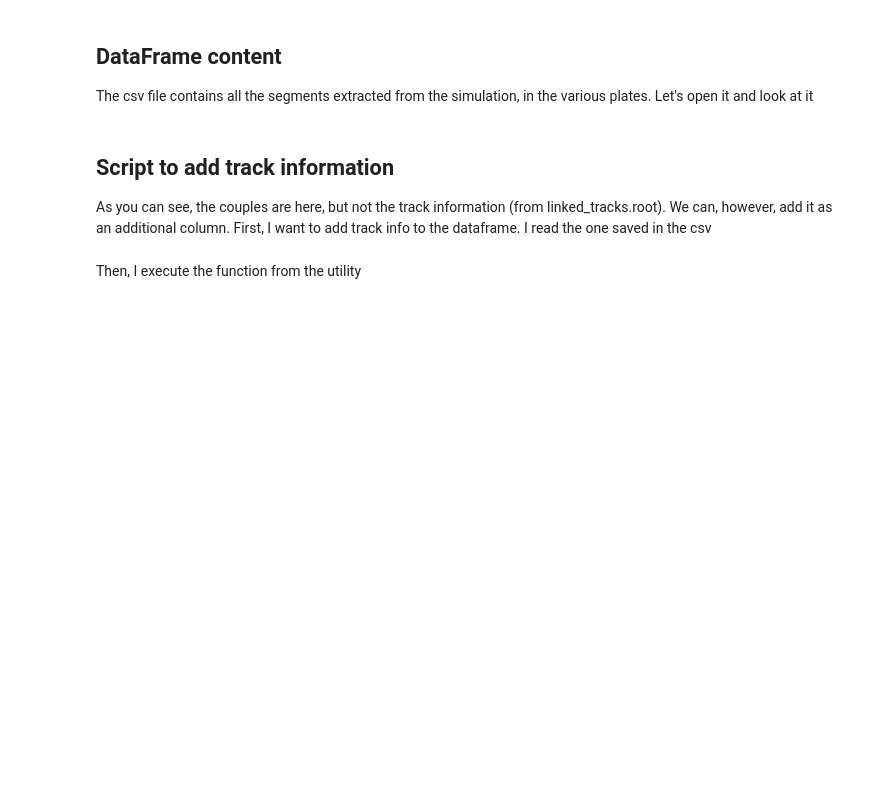
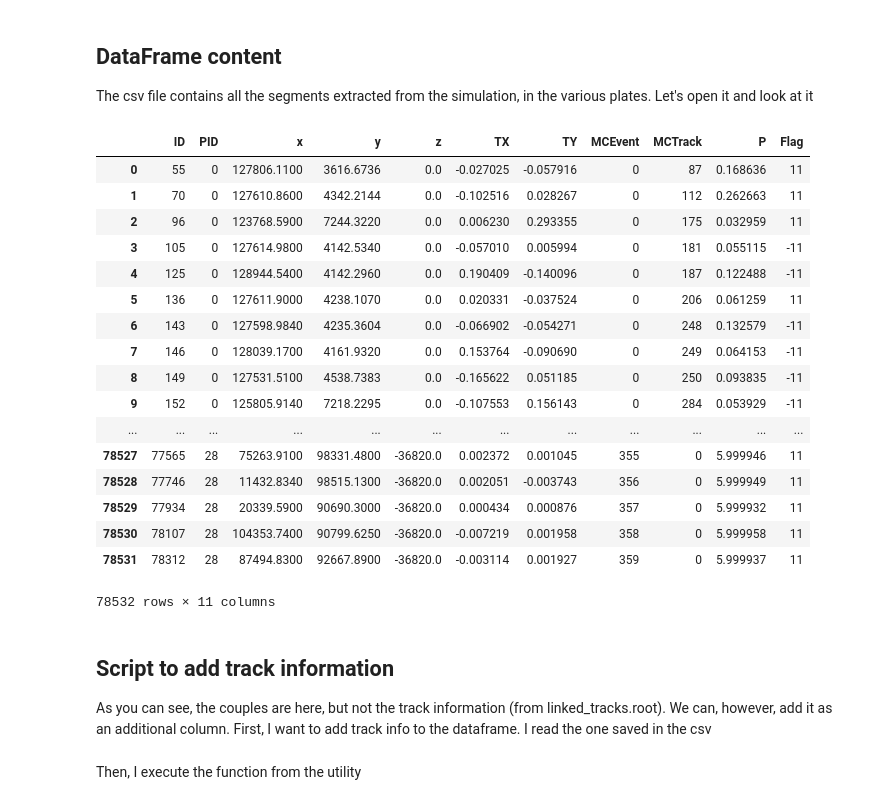
Before and after one commit to antonioiuliano2/Tutorial-DESY19, a Jupyter notebook: scipy_conversion/testfedrautils.ipynb, the cells around one changed output. Saved outputs shown, nothing was run; the diff lists cells and outputs as text; code cells hidden in the pictures; blank space fills up the shorter version.

```diff
--- a/scipy_conversion/testfedrautils.ipynb
+++ b/scipy_conversion/testfedrautils.ipynb
@@ -11,6 +11,8 @@ If you do not launch it from the same folder of desy19_fedra_utils.py, you also
 by launching in a terminal
 
 export PYTHONPATH=$PYTHONPATH:/yourpathtothemacro/
+# %%
+inputpath = "/home/antonio/Simulations/sim_DESY/RUN3_sim_09_07_20_movingtarget/b000003/" #path to your b00000* folder
 # %%
 import pandas as pd
 import desy19_fedrautils
@@ -18,8 +23,27 @@ import desy19_fedrautils
 ## DataFrame content
 The csv file contains all the segments extracted from the simulation, in the various plates. Let's open it and look at it
 # %%
-df = pd.read_csv("RUN3.csv")
+df = pd.read_csv(inputpath+"RUN3.csv")
 df
+# %% [output]
+|  | ID | PID | x | y | z | TX | TY | MCEvent | MCTrack | P | Flag |
+| 0 | 55 | 0 | 127806.1100 | 3616.6736 | 0.0 | -0.027025 | -0.057916 | 0 | 87 | 0.168636 | 11 |
+| 1 | 70 | 0 | 127610.8600 | 4342.2144 | 0.0 | -0.102516 | 0.028267 | 0 | 112 | 0.262663 | 11 |
+| 2 | 96 | 0 | 123768.5900 | 7244.3220 | 0.0 | 0.006230 | 0.293355 | 0 | 175 | 0.032959 | 11 |
+| 3 | 105 | 0 | 127614.9800 | 4142.5340 | 0.0 | -0.057010 | 0.005994 | 0 | 181 | 0.055115 | -11 |
+| 4 | 125 | 0 | 128944.5400 | 4142.2960 | 0.0 | 0.190409 | -0.140096 | 0 | 187 | 0.122488 | -11 |
+| 5 | 136 | 0 | 127611.9000 | 4238.1070 | 0.0 | 0.020331 | -0.037524 | 0 | 206 | 0.061259 | 11 |
+| 6 | 143 | 0 | 127598.9840 | 4235.3604 | 0.0 | -0.066902 | -0.054271 | 0 | 248 | 0.132579 | -11 |
+| 7 | 146 | 0 | 128039.1700 | 4161.9320 | 0.0 | 0.153764 | -0.090690 | 0 | 249 | 0.064153 | -11 |
+| 8 | 149 | 0 | 127531.5100 | 4538.7383 | 0.0 | -0.165622 | 0.051185 | 0 | 250 | 0.093835 | -11 |
+| 9 | 152 | 0 | 125805.9140 | 7218.2295 | 0.0 | -0.107553 | 0.156143 | 0 | 284 | 0.053929 | -11 |
+| ... | ... | ... | ... | ... | ... | ... | ... | ... | ... | ... | ... |
+| 78527 | 77565 | 28 | 75263.9100 | 98331.4800 | -36820.0 | 0.002372 | 0.001045 | 355 | 0 | 5.999946 | 11 |
+| 78528 | 77746 | 28 | 11432.8340 | 98515.1300 | -36820.0 | 0.002051 | -0.003743 | 356 | 0 | 5.999949 | 11 |
+| 78529 | 77934 | 28 | 20339.5900 | 90690.3000 | -36820.0 | 0.000434 | 0.000876 | 357 | 0 | 5.999932 | 11 |
+| 78530 | 78107 | 28 | 104353.7400 | 90799.6250 | -36820.0 | -0.007219 | 0.001958 | 358 | 0 | 5.999958 | 11 |
+| 78531 | 78312 | 28 | 87494.8300 | 92667.8900 | -36820.0 | -0.003114 | 0.001927 | 359 | 0 | 5.999937 | 11 |
+78532 rows × 11 columns
 # %% [markdown]
 ## Script to add track information
 As you can see, the couples are here, but not the track information (from linked_tracks.root).
```
Also changed, not shown: parts of 7 cells of this notebook, 1 other file.
